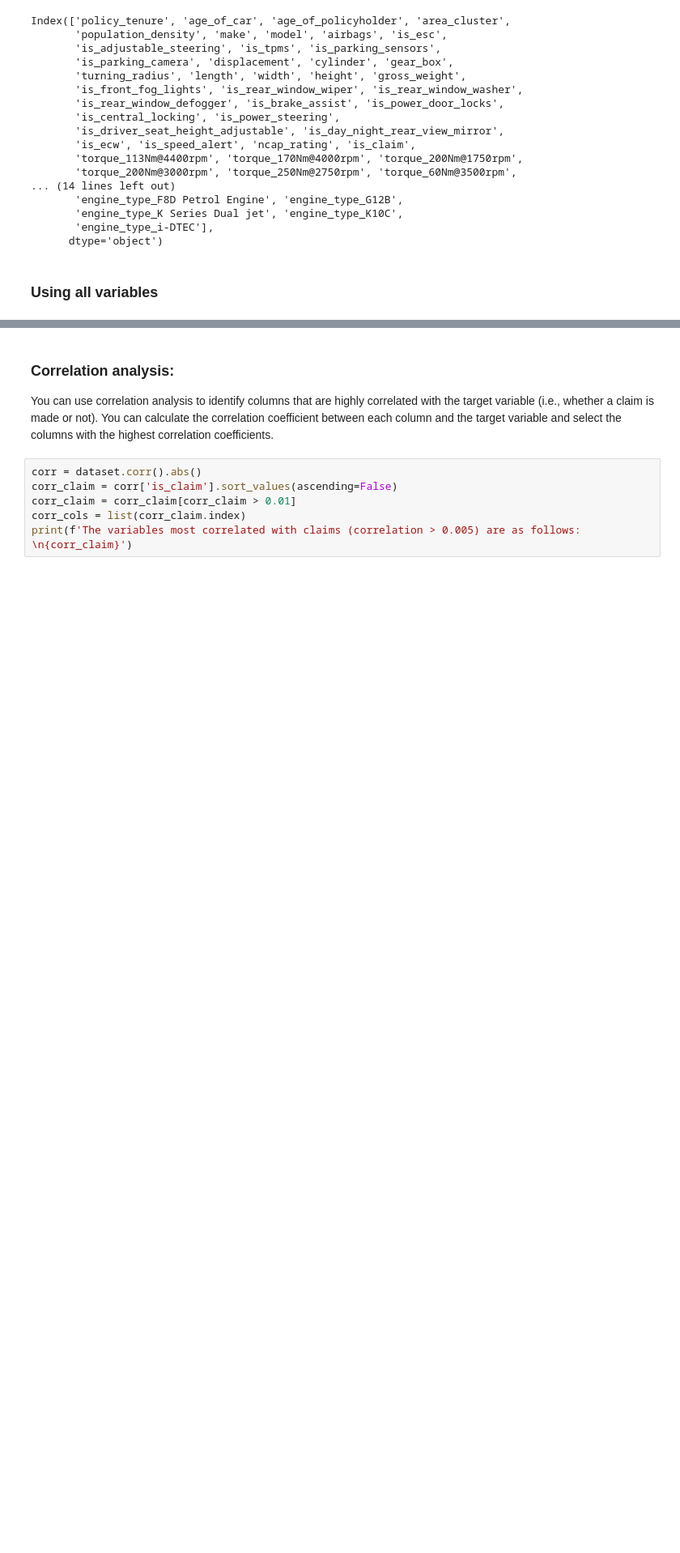
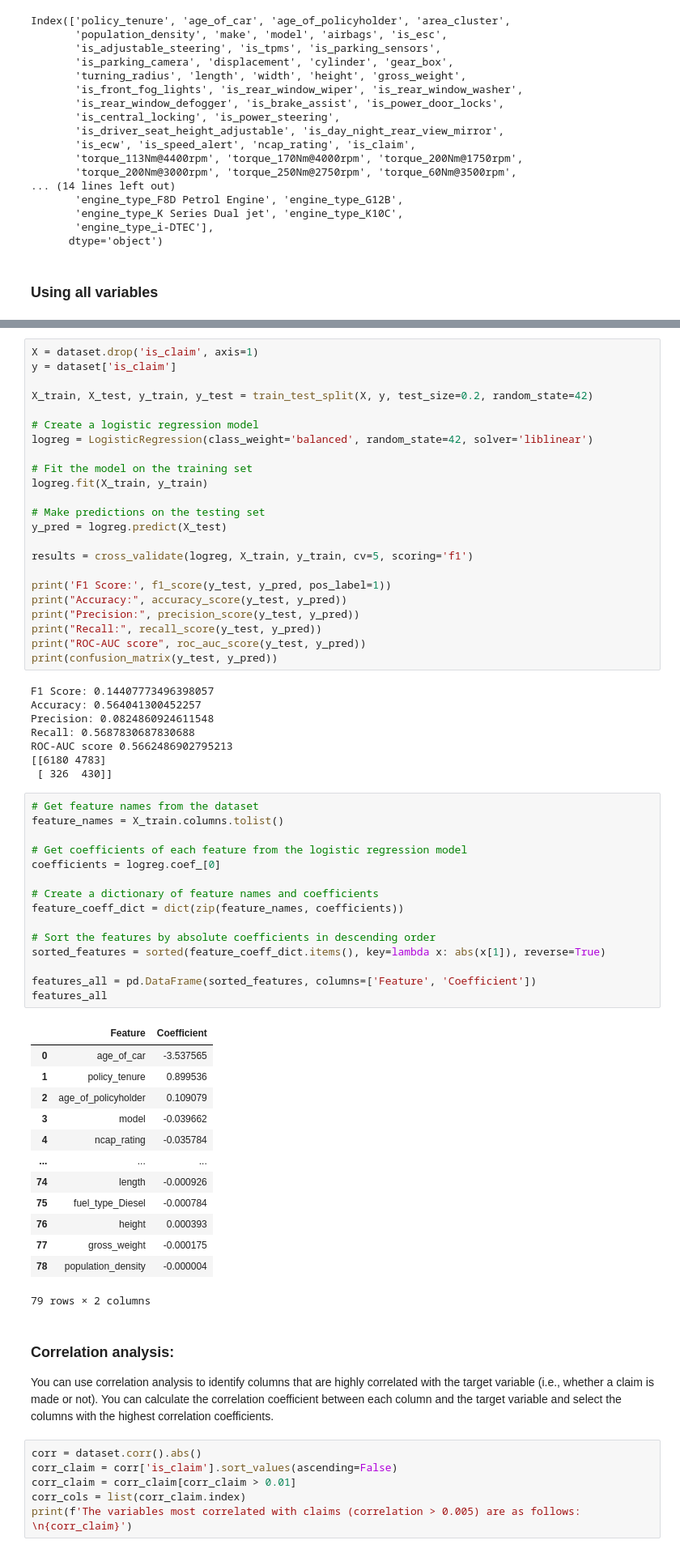
Before and after one commit to Dimedici1/Project_Car_Insurance, a Jupyter notebook: final_notebook/logistic.ipynb, the cells around one changed output, grey strips where cells are left out. Shown at 81% size. Cells and saved outputs as stored; diff of their text form; blank space fills up the shorter version.

```diff
--- a/final_notebook/logistic.ipynb
+++ b/final_notebook/logistic.ipynb
@@ -151,6 +163,66 @@ Recall: 0.6018518518518519
 ROC-AUC score: 0.5717003489853075
 [[5937 5026]
  [ 301  455]]
+# %%
+X = dataset.drop('is_claim', axis=1)
+y = dataset['is_claim']
+
+X_train, X_test, y_train, y_test = train_test_split(X, y, test_size=0.2, random_state=42)
+
+# Create a logistic regression model
+logreg = LogisticRegression(class_weight='balanced', random_state=42, solver='liblinear')
+
+# Fit the model on the training set
+logreg.fit(X_train, y_train)
+
+# Make predictions on the testing set
+y_pred = logreg.predict(X_test)
+
+results = cross_validate(logreg, X_train, y_train, cv=5, scoring='f1')
+
+print('F1 Score:', f1_score(y_test, y_pred, pos_label=1))
+print("Accuracy:", accuracy_score(y_test, y_pred))
+print("Precision:", precision_score(y_test, y_pred))
+print("Recall:", recall_score(y_test, y_pred))
+print("ROC-AUC score", roc_auc_score(y_test, y_pred))
+print(confusion_matrix(y_test, y_pred))
+# %% [output]
+F1 Score: 0.14407773496398057
+Accuracy: 0.564041300452257
+Precision: 0.0824860924611548
+Recall: 0.5687830687830688
+ROC-AUC score 0.5662486902795213
+[[6180 4783]
+ [ 326  430]]
+# %%
+# Get feature names from the dataset
+feature_names = X_train.columns.tolist()
+
+# Get coefficients of each feature from the logistic regression model
+coefficients = logreg.coef_[0]
+
+# Create a dictionary of feature names and coefficients
+feature_coeff_dict = dict(zip(feature_names, coefficients))
+
+# Sort the features by absolute coefficients in descending order
+sorted_features = sorted(feature_coeff_dict.items(), key=lambda x: abs(x[1]), reverse=True)
+
+features_all = pd.DataFrame(sorted_features, columns=['Feature', 'Coefficient'])
+features_all
+# %% [output]
+|  | Feature | Coefficient |
+| 0 | age_of_car | -3.537565 |
+| 1 | policy_tenure | 0.899536 |
+| 2 | age_of_policyholder | 0.109079 |
+| 3 | model | -0.039662 |
+| 4 | ncap_rating | -0.035784 |
+| ... | ... | ... |
+| 74 | length | -0.000926 |
+| 75 | fuel_type_Diesel | -0.000784 |
+| 76 | height | 0.000393 |
+| 77 | gross_weight | -0.000175 |
+| 78 | population_density | -0.000004 |
+79 rows × 2 columns
 # %% [markdown]
 ### Correlation analysis:
 You can use correlation analysis to identify columns that are highly correlated with the target variable (i.e., whether a claim is made or not). You can calculate the correlation coefficient between each column and the target variable and select the columns with the highest correlation coefficients.
```
Also changed, not shown: parts of 20 cells of this notebook, 1 other file.
